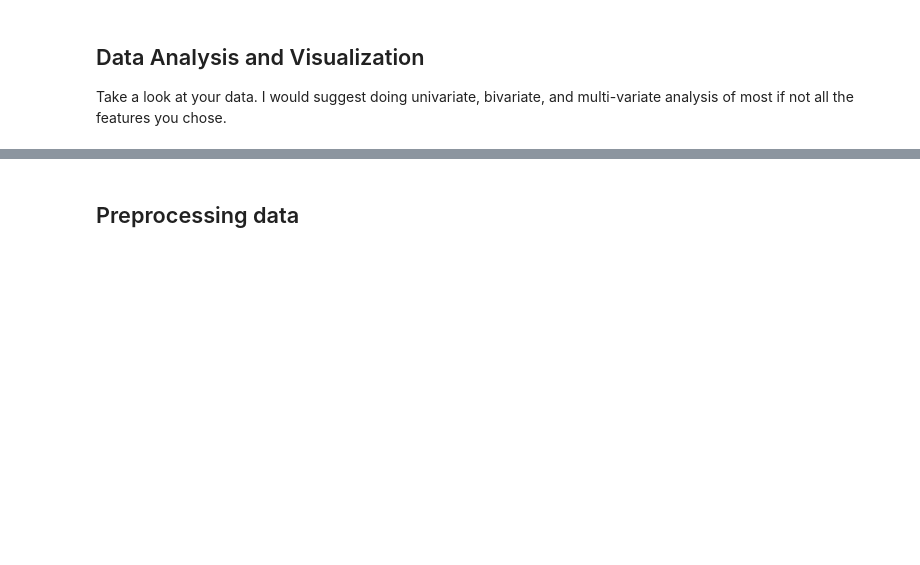
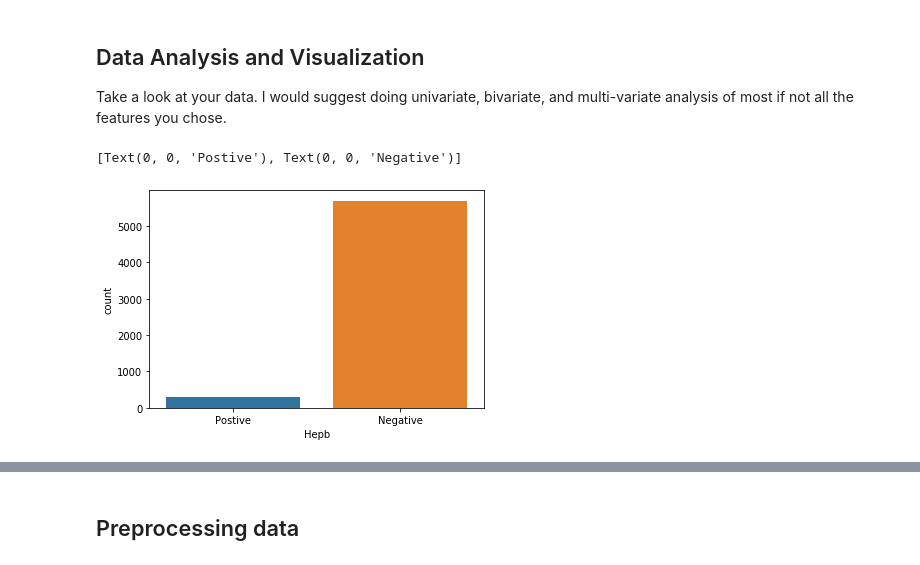
Before and after one commit to sMyn42/Week1Public, a Jupyter notebook: Challenge Problem Week 1-Student.ipynb, the cells around one changed output, grey strips where cells are left out. Drawn from its saved outputs; the diff is of its cells as text; code cells hidden in the pictures; blank space fills up the shorter version.

```diff
--- a/Challenge Problem Week 1-Student.ipynb
+++ b/Challenge Problem Week 1-Student.ipynb
@@ -136,13 +102,3 @@ Awesome, looks like the data loaded in properly. Let's continue by looking at va
 # %% [markdown]
 ## Select Features of Interest
 Once you have selected some variables in the NHANES data set only looking at what you are interested in. It is in your best interest to rename the variables.
-# %%
-# Write your code here
-import math
-#data3 = data2.drop(columns=['Jaundice'])
-take_val = lambda a, b: a if math.isnan(b) else b
-data2["Hiv"] = data2["Hiv"].combine(data2["Hiv2"], take_val)
-data2 = data2.drop(columns=['Hiv2'])
-# create a subset of the data you want to analyze
-
-# rename the variables
@@ -169,0 +120,5 @@ data3.describe()
+# %%
+# Write your code here
+data = data2[["Sex", "Age", "Ethnicity", "Hiv", "Hepb", "Alcohol", "Income"]].copy() #UNUSED = Income,
+
+data.describe()
@@ -193,0 +220,8 @@ Take a look at your data. I would suggest doing univariate, bivariate, and multi
+# %%
+# Write your code here
+# univariate and bivariate description analysis
+hepb = sns.countplot(x='Hepb', data = data)
+hepb.set_xticklabels(labels=['Postive', 'Negative'])
+# %% [output]
+[Text(0, 0, 'Postive'), Text(0, 0, 'Negative')]
+[figure, added]
```
Also changed, not shown: parts of 28 cells of this notebook, 1 other file.
